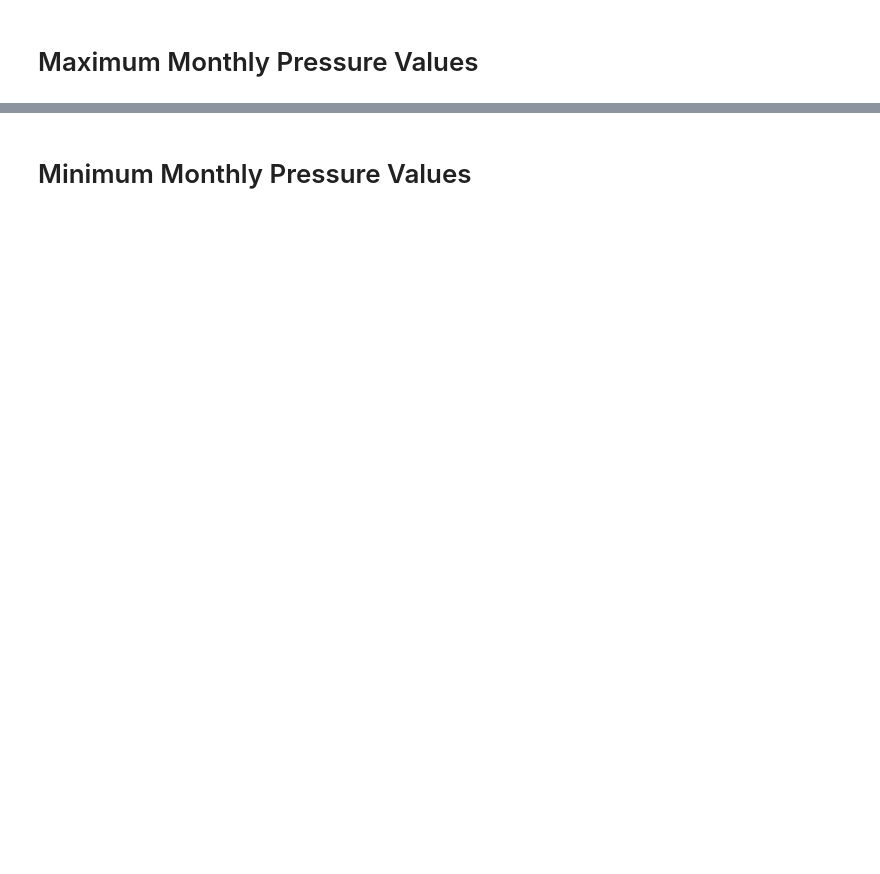
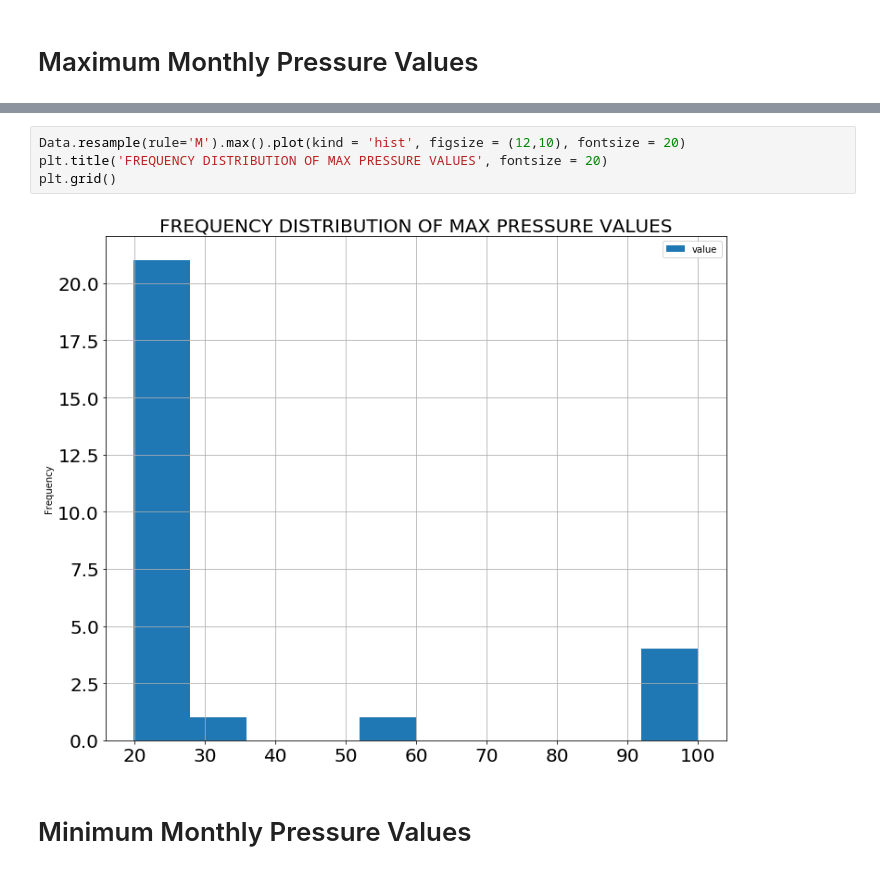
Before and after one commit to Mihryam/UnsupervisedTimeSeries_AnomalyDetection, a Jupyter notebook: Data_Exploration.ipynb, the cells around one changed output, grey strips where cells are left out. Cells and saved outputs as stored; diff of their text form; blank space fills up the shorter version.

```diff
--- a/Data_Exploration.ipynb
+++ b/Data_Exploration.ipynb
@@ -100,3 +101,9 @@ Data.resample(rule='M').max().plot(kind = 'barh', figsize = (12,10))
+# %%
+Data.resample(rule='M').max().plot(kind = 'hist', figsize = (12,10), fontsize = 20)
+plt.title('FREQUENCY DISTRIBUTION OF MAX PRESSURE VALUES', fontsize = 20)
+plt.grid()
+# %% [output]
+[figure, added]
 # %% [markdown]
 # Minimum Monthly Pressure Values
 # %%
```
Also changed, not shown: parts of 8 cells of this notebook.
